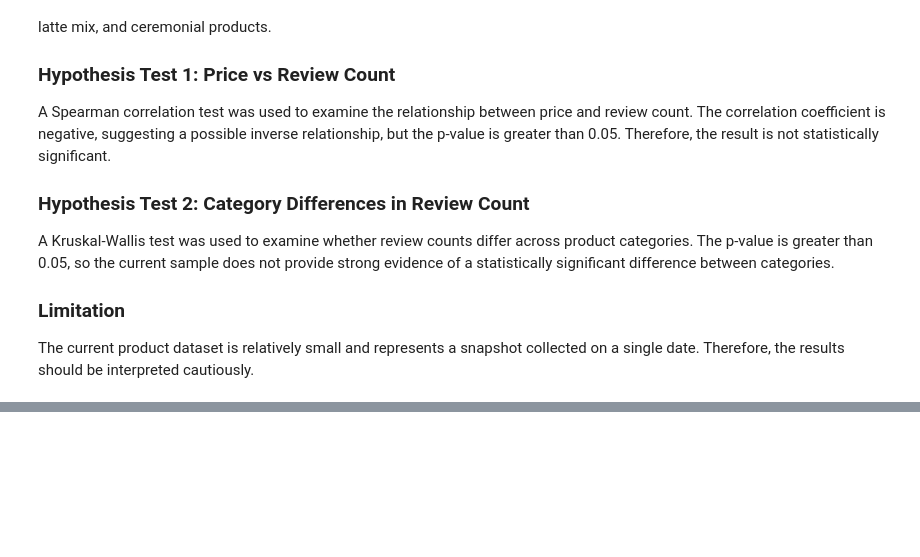
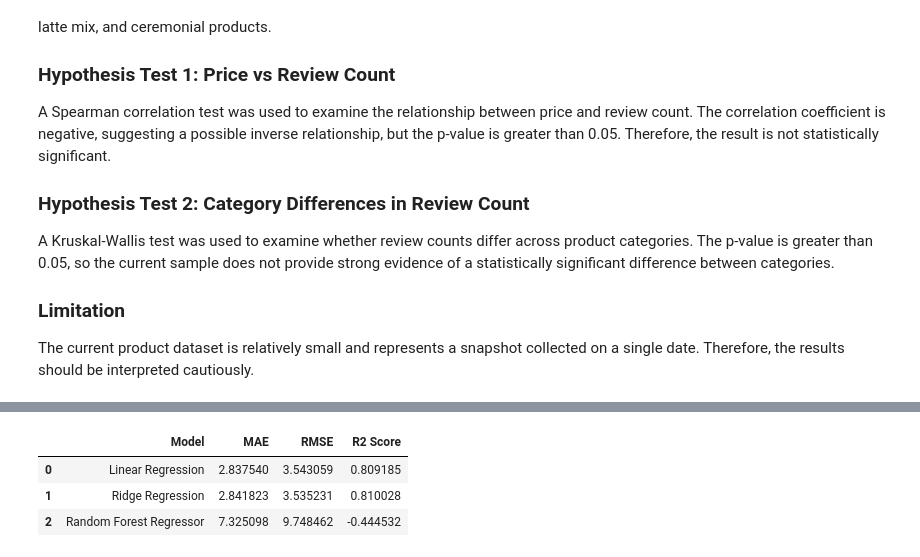
Before and after one commit to mervegoktanir/DSA210-Project, a Jupyter notebook: dsa210project.ipynb, the cells around one changed output, grey strips where cells are left out. Saved outputs shown, nothing was run; the diff lists cells and outputs as text; code cells hidden in the pictures; blank space fills up the shorter version.

```diff
--- a/dsa210project.ipynb
+++ b/dsa210project.ipynb
@@ -349,0 +621,34 @@ The current product dataset is relatively small and represents a snapshot collec
+# %%
+models = {
+    "Linear Regression": LinearRegression(),
+    "Ridge Regression": Ridge(alpha=1.0),
+    "Random Forest Regressor": RandomForestRegressor(
+        n_estimators=100,
+        random_state=42
+    )
+}
+
+results = []
+
+for model_name, model in models.items():
+    model.fit(X_train, y_train)
+    y_pred = model.predict(X_test)
+
+    mae = mean_absolute_error(y_test, y_pred)
+    rmse = np.sqrt(mean_squared_error(y_test, y_pred))
+    r2 = r2_score(y_test, y_pred)
+
+    results.append({
+        "Model": model_name,
+        "MAE": mae,
+        "RMSE": rmse,
+        "R2 Score": r2
+    })
+
+results_df = pd.DataFrame(results)
+display(results_df)
+# %% [output]
+|  | Model | MAE | RMSE | R2 Score |
+| 0 | Linear Regression | 2.837540 | 3.543059 | 0.809185 |
+| 1 | Ridge Regression | 2.841823 | 3.535231 | 0.810028 |
+| 2 | Random Forest Regressor | 7.325098 | 9.748462 | -0.444532 |
```
Also changed, not shown: parts of 24 cells of this notebook.
